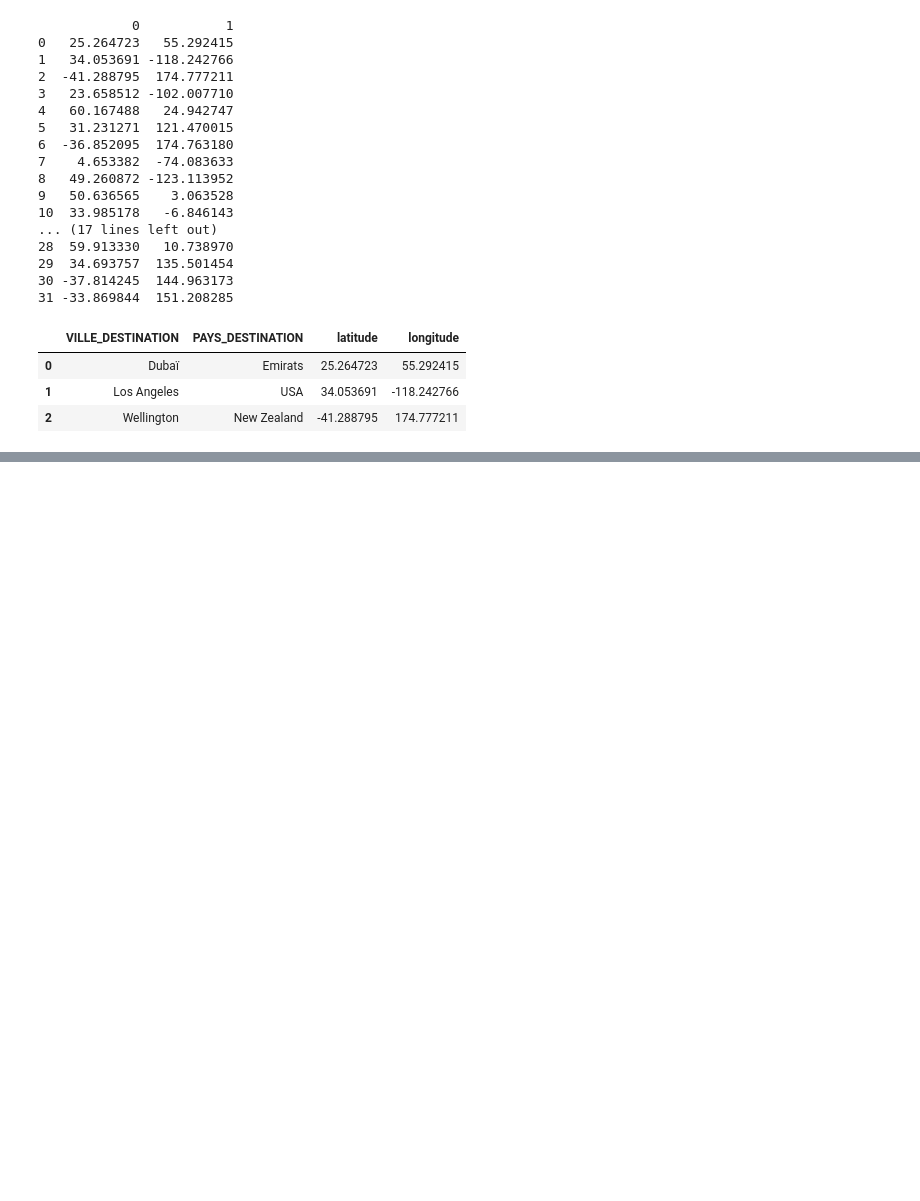
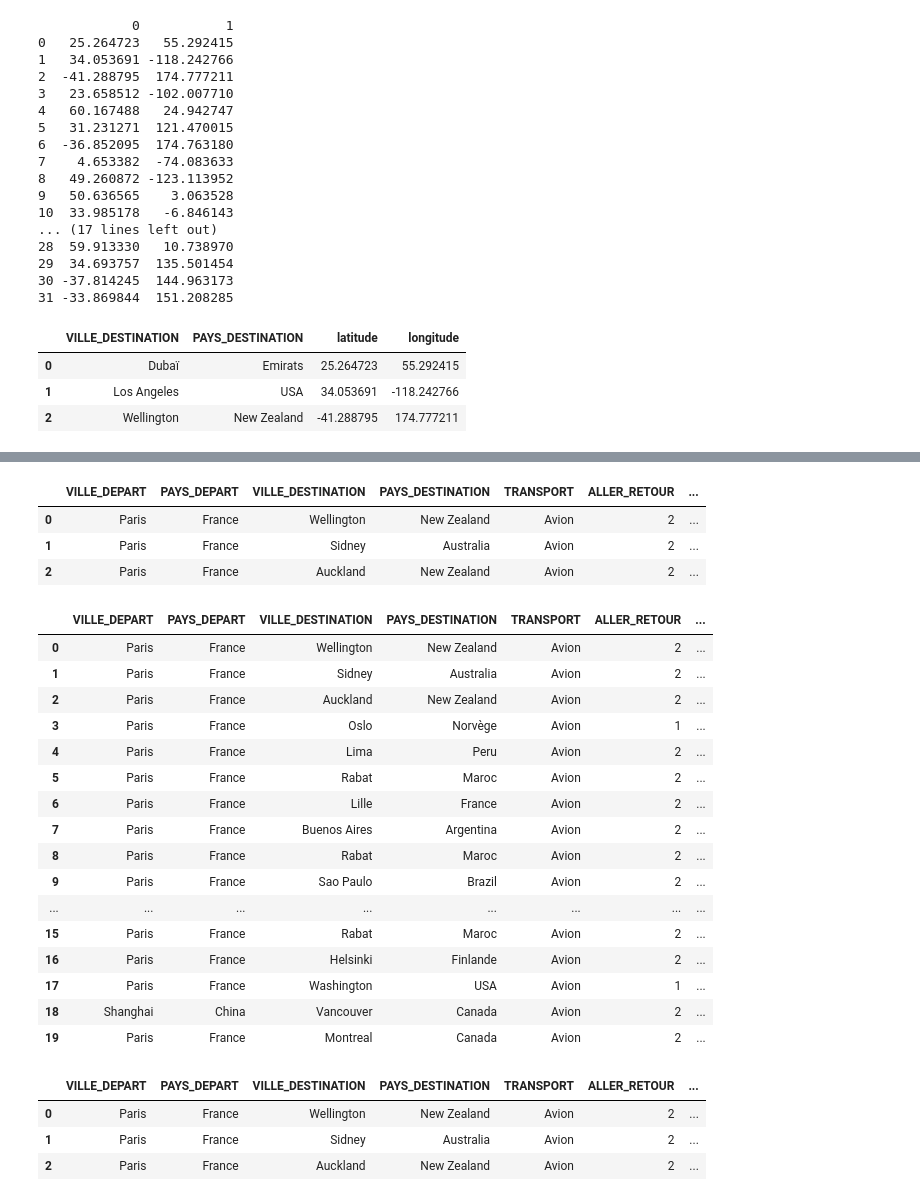
Before and after one commit to lvga1228/NF26_DATAWAREHOUSE, a Jupyter notebook: BDD_BGES/test.ipynb, the cells around one changed output, grey strips where cells are left out. Drawn from its saved outputs; the diff is of its cells as text; code cells hidden in the pictures; blank space fills up the shorter version.

```diff
--- a/BDD_BGES/test.ipynb
+++ b/BDD_BGES/test.ipynb
@@ -680,0 +678,39 @@ KeyboardInterrupt:
+# %%
+psdf_lat_lon_paris['each_distance']=psdf_lat_lon_paris.apply(lambda row: distance.distance((row['latitude_depart'], row['longitude_depart']), (row['latitude_destination'], row['longitude_destination'])).km, axis=1)
+psdf_lat_lon_paris.head(3)
+psdf_lat_lon_paris['ALLER_RETOUR']=psdf_lat_lon_paris['ALLER_RETOUR'].replace({'oui':2,'non':1})
+psdf_lat_lon_paris.head(3)
+# %% [output]
+|  | VILLE_DEPART | PAYS_DEPART | VILLE_DESTINATION | PAYS_DESTINATION | TRANSPORT | ALLER_RETOUR | ... |
+| 0 | Paris | France | Wellington | New Zealand | Avion | 2 | ... |
+| 1 | Paris | France | Sidney | Australia | Avion | 2 | ... |
+| 2 | Paris | France | Auckland | New Zealand | Avion | 2 | ... |
+# %%
+psdf_lat_lon_paris['total_distance']=psdf_lat_lon_paris['each_distance']*psdf_lat_lon_paris['ALLER_RETOUR']
+psdf_lat_lon_paris.head(20)
+# %% [output]
+|  | VILLE_DEPART | PAYS_DEPART | VILLE_DESTINATION | PAYS_DESTINATION | TRANSPORT | ALLER_RETOUR | ... |
+| 0 | Paris | France | Wellington | New Zealand | Avion | 2 | ... |
+| 1 | Paris | France | Sidney | Australia | Avion | 2 | ... |
+| 2 | Paris | France | Auckland | New Zealand | Avion | 2 | ... |
+| 3 | Paris | France | Oslo | Norvège | Avion | 1 | ... |
+| 4 | Paris | France | Lima | Peru | Avion | 2 | ... |
+| 5 | Paris | France | Rabat | Maroc | Avion | 2 | ... |
+| 6 | Paris | France | Lille | France | Avion | 2 | ... |
+| 7 | Paris | France | Buenos Aires | Argentina | Avion | 2 | ... |
+| 8 | Paris | France | Rabat | Maroc | Avion | 2 | ... |
+| 9 | Paris | France | Sao Paulo | Brazil | Avion | 2 | ... |
+| ... | ... | ... | ... | ... | ... | ... | ... |
+| 15 | Paris | France | Rabat | Maroc | Avion | 2 | ... |
+| 16 | Paris | France | Helsinki | Finlande | Avion | 2 | ... |
+| 17 | Paris | France | Washington | USA | Avion | 1 | ... |
+| 18 | Shanghai | China | Vancouver | Canada | Avion | 2 | ... |
+| 19 | Paris | France | Montreal | Canada | Avion | 2 | ... |
+# %%
+psdf_final_person_paris=psdf_lat_lon_paris
+psdf_final_person_paris.head(3)
+# %% [output]
+|  | VILLE_DEPART | PAYS_DEPART | VILLE_DESTINATION | PAYS_DESTINATION | TRANSPORT | ALLER_RETOUR | ... |
+| 0 | Paris | France | Wellington | New Zealand | Avion | 2 | ... |
+| 1 | Paris | France | Sidney | Australia | Avion | 2 | ... |
+| 2 | Paris | France | Auckland | New Zealand | Avion | 2 | ... |
```
Also changed, not shown: parts of 6 cells of this notebook.
